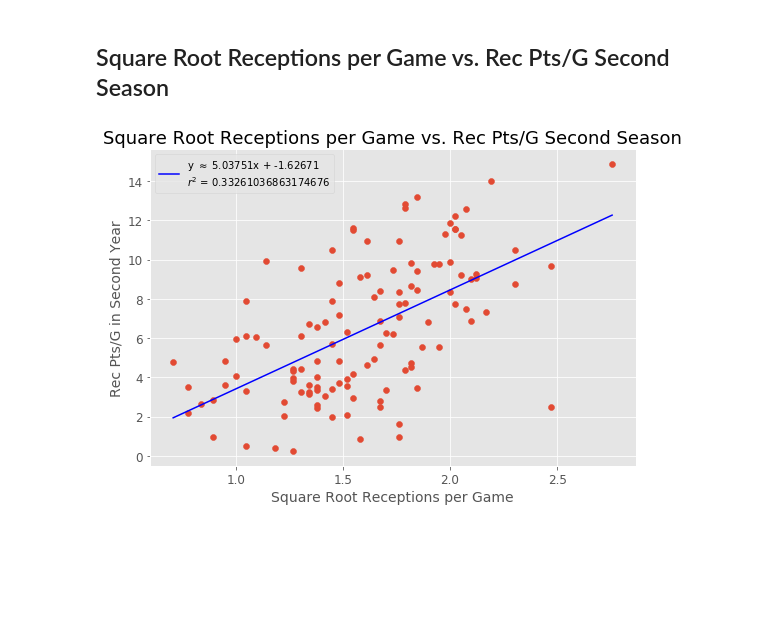
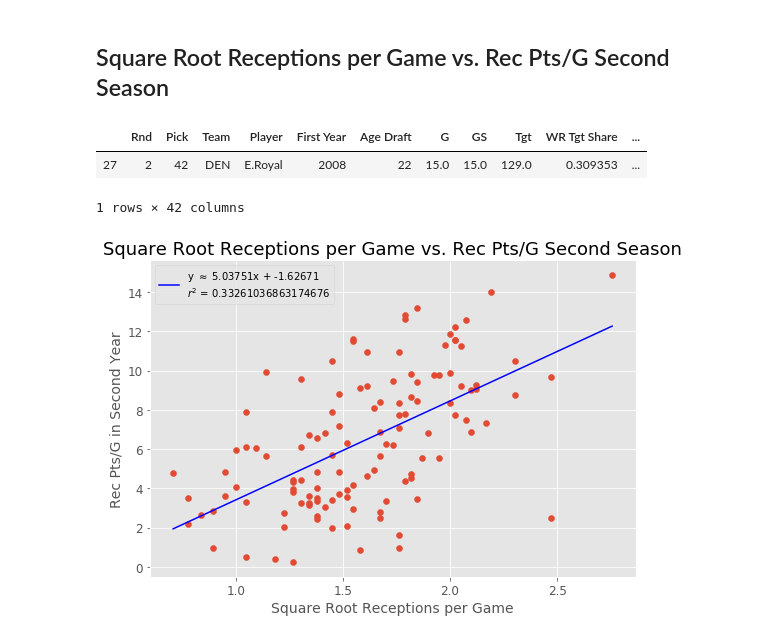
Before and after one commit to tevans-barton/WRSecondYearJumps, a Jupyter notebook: notebooks/4.02 EDA (Bivariate) Post-Cleaning Notebook.ipynb, the cells around one changed output. Saved outputs shown, nothing was run; the diff lists cells and outputs as text; code cells hidden in the pictures; blank space fills up the shorter version.

Commit message:
Worked more on the model

```diff
--- a/notebooks/4.02 EDA (Bivariate) Post-Cleaning Notebook.ipynb
+++ b/notebooks/4.02 EDA (Bivariate) Post-Cleaning Notebook.ipynb
@@ -147,6 +147,12 @@ eda_viz_post_bivariate.ypt_vs_target(savefig = True)
 [figure]
 # %% [markdown]
 ## Square Root Receptions per Game vs. Rec Pts/G Second Season
+# %%
+df_model[df_model['R/G'] > 4].sort_values('Rec Pts/G Second Season')[:1]
+# %% [output]
+|  | Rnd | Pick | Team | Player | First Year | Age Draft | G | GS | Tgt | WR Tgt Share | ... |
+| 27 | 2 | 42 | DEN | E.Royal | 2008 | 22 | 15.0 | 15.0 | 129.0 | 0.309353 | ... |
+1 rows × 42 columns
 # %%
 eda_viz_post_bivariate.sqrt_rpg_vs_target(savefig = True)
 # %% [output]
```
Also changed, not shown: 3 other files.
